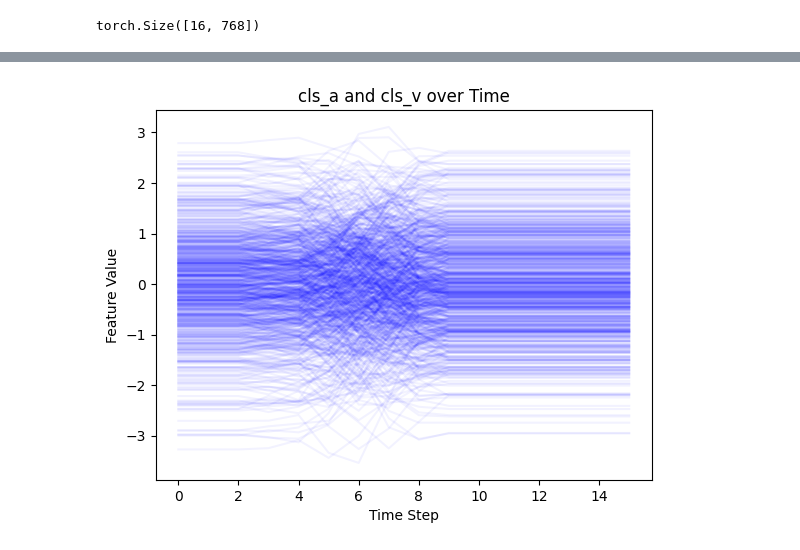
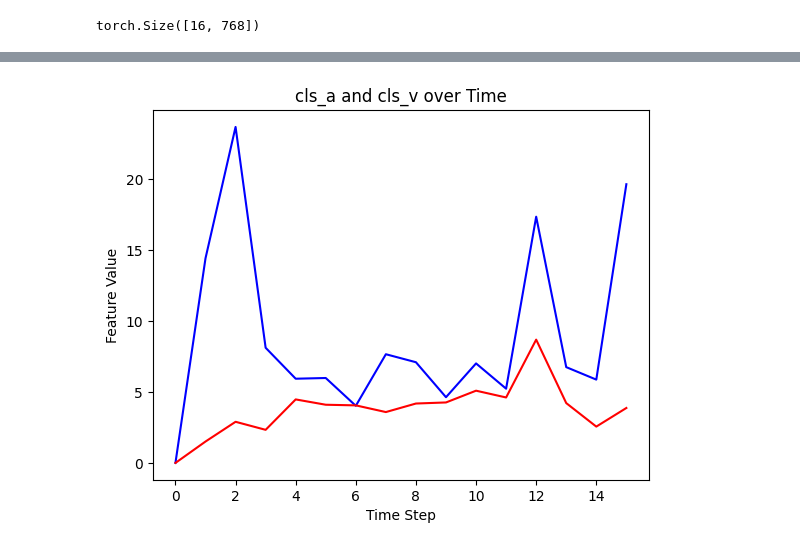
Before and after one commit to MrStrenggeheim/cav-mae-sync, a Jupyter notebook: exploration/analyze_cls.ipynb, the cells around one changed output, grey strips where cells are left out. Drawn from its saved outputs; the diff is of its cells as text; code cells hidden in the pictures.

```diff
--- a/exploration/analyze_cls.ipynb
+++ b/exploration/analyze_cls.ipynb
@@ -1,5 +1,6 @@
 # %%
-cls_path = "/storage/slurm/schnackl/fakesync/cav-mae-sync/outputs/fakeavceleb/manual_pre"
+# cls_path = "/storage/slurm/schnackl/fakesync/cav-mae-sync/outputs/fakeavceleb/manual_pre"
+cls_path = "/storage/slurm/schnackl/fakesync/cav-mae-sync/outputs/vgg_test/"
 # %%
 import pickle as pkl
 import os
@@ -192,16 +229,21 @@ plt.show()
 # %%
-idx = 5
+idx = 2
 a = df.cls_a.iloc[idx]
 b = df.cls_v.iloc[idx]
 # plot cls_a and cls_v over time
-for i in range(a.shape[1]):
-    plt.plot(a[:, i], label='cls_a dim {}'.format(i), color='blue', alpha=0.05)
+# for i in range(a.shape[1]):
+    # plt.plot(a[:, i], label='cls_a dim {}'.format(i), color='blue', alpha=0.05)
     # plt.plot(b[:, i], label='cls_v dim {}'.format(i), color='red', alpha=0.05)
+a_diff = a - a[0]
+b_diff = b - b[0]
+# plot l2 norm of a_diff and b_diff over time
+plt.plot(np.linalg.norm(a_diff, axis=1), label='cls_a', color='blue')
+plt.plot(np.linalg.norm(b_diff, axis=1), label='cls_v', color='red')
 plt.xlabel('Time Step')
 plt.ylabel('Feature Value')
 plt.title('cls_a and cls_v over Time')
 # plt.legend(None)
 plt.show()
 # %% [output]
-[figure, old version]
+[figure, new version]
 # %%
```
Also changed, not shown: parts of 20 cells of this notebook, 4 other files.
